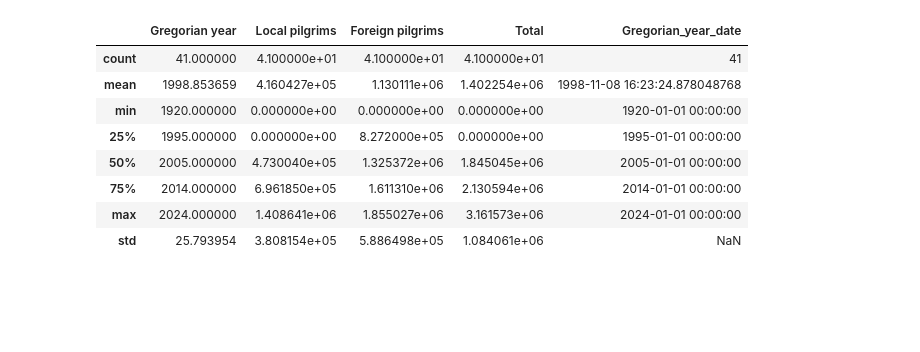
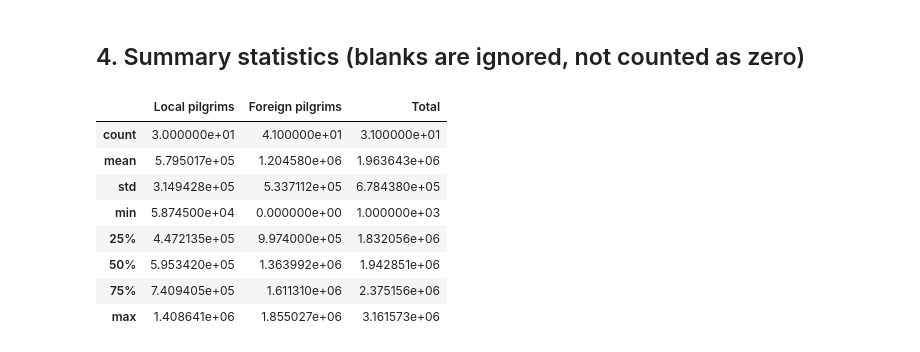
Before and after one commit to israa-abdelaal/israa-abdelaal, a Jupyter notebook: Hajj.ipynb, the cells around one changed output. Saved outputs shown, nothing was run; the diff lists cells and outputs as text; code cells hidden in the pictures; blank space fills up the shorter version.

```diff
--- a/Hajj.ipynb
+++ b/Hajj.ipynb
@@ -0,0 +19,11 @@
+# %%
+url = "https://en.wikipedia.org/wiki/Hajj"
+headers = {"User-Agent": "Mozilla/5.0"}
+response = requests.get(url, headers=headers, timeout=30)
+response.raise_for_status()
+soup = BeautifulSoup(response.text, "html.parser")
+
+# All tables with the 'wikitable' class; the pilgrim numbers are in the second one
+tables = soup.find_all("table", {"class": "wikitable"})
+df = pd.read_html(StringIO(str(tables[1])))[0]
+df.head()
@@ -84,5 +66,0 @@ dtype: int64
-# %%
-# استبدال كل القيم المفقودة 0 فقط للأعمدة الرقمية
-cols_numeric = ['Local pilgrims', 'Foreign pilgrims', 'Total']
-df[cols_numeric] = df[cols_numeric].fillna(0)
-print(df[cols_numeric].isnull().sum())
@@ -93,0 +69,6 @@ dtype: int64
+# %%
+numeric_cols = ["Local pilgrims", "Foreign pilgrims", "Total"]
+print("Rows:", len(df), "| Years:", df["Gregorian year"].min(), "to", df["Gregorian year"].max())
+print()
+print("Missing values per column:")
+print(df[numeric_cols].isnull().sum())
@@ -94,15 +83,17 @@ dtype: int64
+# %% [markdown]
+## 4. Summary statistics (blanks are ignored, not counted as zero)
 # %%
-df.describe()
+df[numeric_cols].describe()
 # %% [output]
-|  | Gregorian year | Local pilgrims | Foreign pilgrims | Total | Gregorian_year_date |
-| count | 41.000000 | 4.100000e+01 | 4.100000e+01 | 4.100000e+01 | 41 |
-| mean | 1998.853659 | 4.160427e+05 | 1.130111e+06 | 1.402254e+06 | 1998-11-08 16:23:24.878048768 |
-| min | 1920.000000 | 0.000000e+00 | 0.000000e+00 | 0.000000e+00 | 1920-01-01 00:00:00 |
-| 25% | 1995.000000 | 0.000000e+00 | 8.272000e+05 | 0.000000e+00 | 1995-01-01 00:00:00 |
-| 50% | 2005.000000 | 4.730040e+05 | 1.325372e+06 | 1.845045e+06 | 2005-01-01 00:00:00 |
-| 75% | 2014.000000 | 6.961850e+05 | 1.611310e+06 | 2.130594e+06 | 2014-01-01 00:00:00 |
-| max | 2024.000000 | 1.408641e+06 | 1.855027e+06 | 3.161573e+06 | 2024-01-01 00:00:00 |
-| std | 25.793954 | 3.808154e+05 | 5.886498e+05 | 1.084061e+06 | NaN |
+|  | Local pilgrims | Foreign pilgrims | Total |
+| count | 3.000000e+01 | 4.100000e+01 | 3.100000e+01 |
+| mean | 5.795017e+05 | 1.204580e+06 | 1.963643e+06 |
+| std | 3.149428e+05 | 5.337112e+05 | 6.784380e+05 |
+| min | 5.874500e+04 | 0.000000e+00 | 1.000000e+03 |
+| 25% | 4.472135e+05 | 9.974000e+05 | 1.832056e+06 |
+| 50% | 5.953420e+05 | 1.363992e+06 | 1.942851e+06 |
+| 75% | 7.409405e+05 | 1.611310e+06 | 2.375156e+06 |
+| max | 1.408641e+06 | 1.855027e+06 | 3.161573e+06 |
 # %%
 df.info()
 # %% [output]
```
Also changed, not shown: parts of 26 cells of this notebook.
